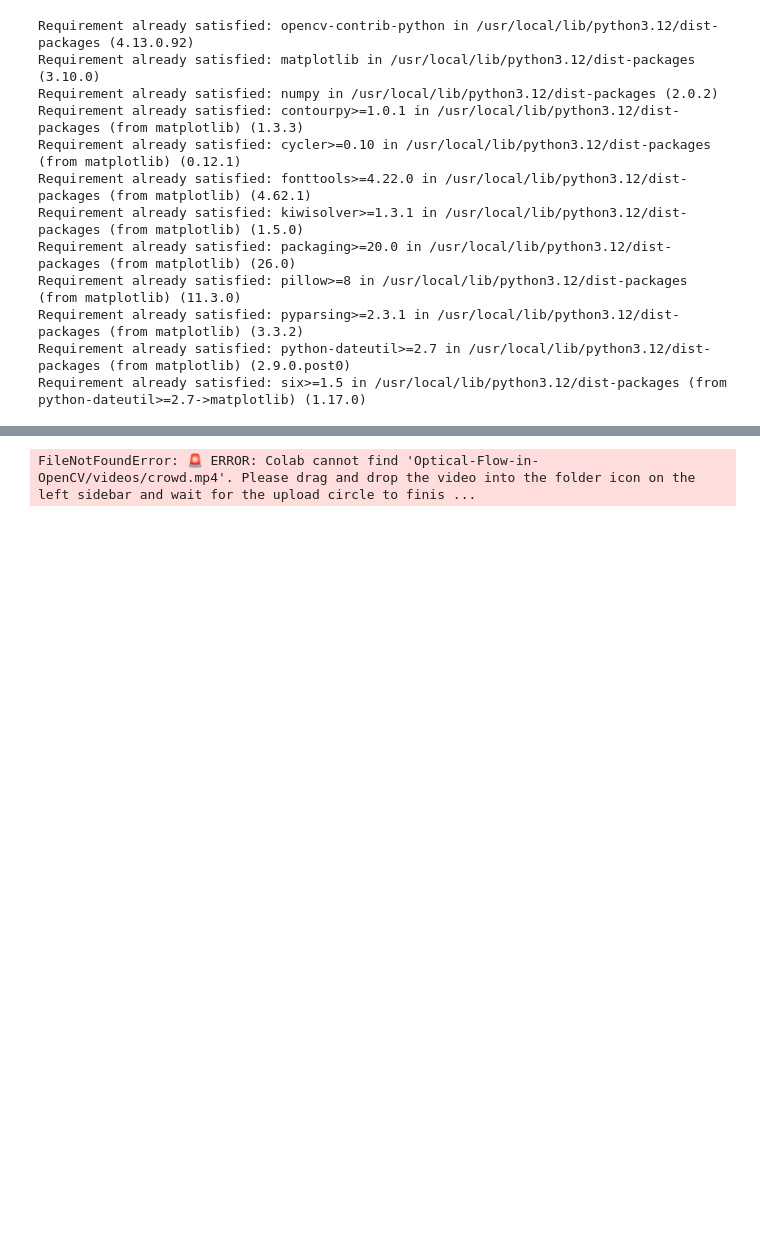
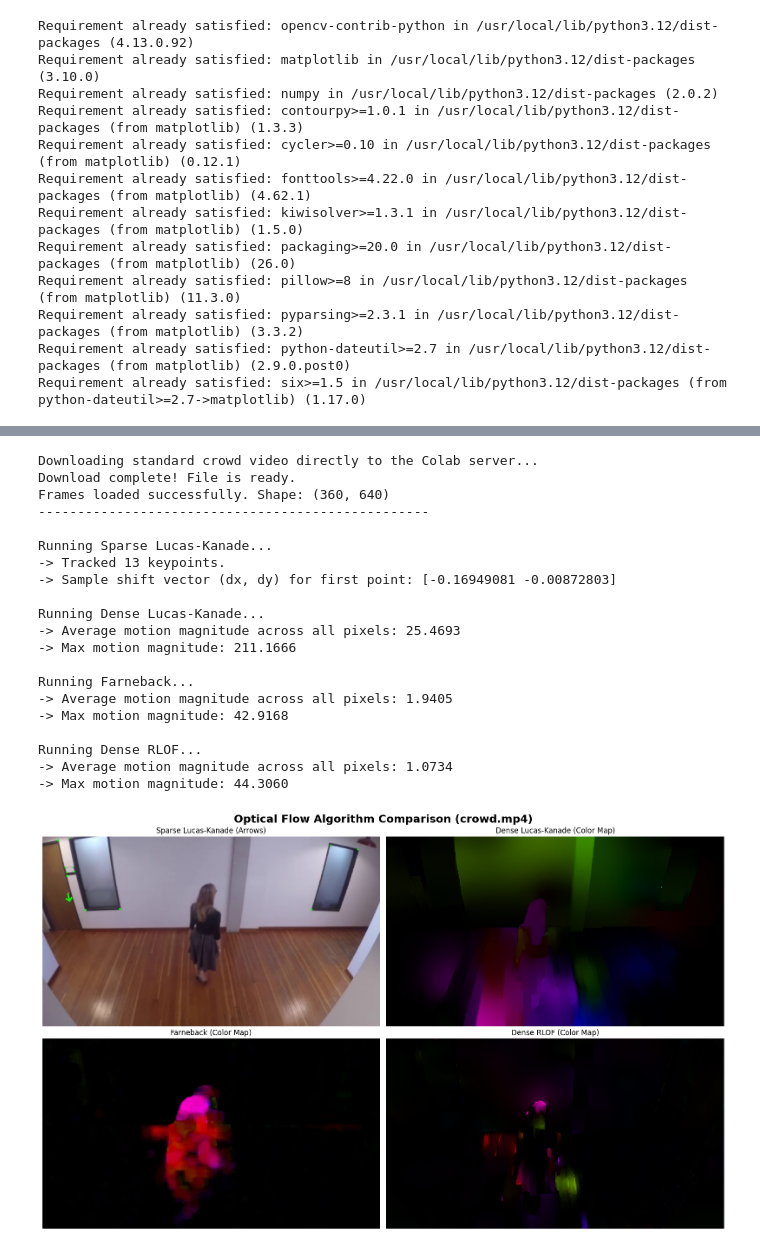
Before and after one commit to Ganymede-0/arti560-computer-vision-labs, a Jupyter notebook: lab06-motion-estimation/lab06-motion-estimation-exercise.ipynb, the cells around one changed output, grey strips where cells are left out. Cells and saved outputs as stored; diff of their text form; code cells hidden in the pictures; blank space fills up the shorter version.

```diff
--- a/lab06-motion-estimation/lab06-motion-estimation-exercise.ipynb
+++ b/lab06-motion-estimation/lab06-motion-estimation-exercise.ipynb
@@ -67,35 +60,29 @@ Click 'Choose Files' to send crowd.mp4 to the Google server:
 import cv2
 import numpy as np
 import matplotlib.pyplot as plt
+import urllib.request
 import os
 
-video_path = "Optical-Flow-in-OpenCV/videos/crowd.mp4"
+# --- 1. Force Colab to download a crowd video from the internet ---
+print("Downloading standard crowd video directly to the Colab server...")
+video_url = "https://raw.githubusercontent.com/intel-iot-devkit/sample-videos/master/people-detection.mp4"
+video_path = "crowd.mp4"
 
-# --- BULLETPROOF CHECK 1: Does the file exist in Colab? ---
+# Download the file if it doesn't exist yet
 if not os.path.exists(video_path):
-    raise FileNotFoundError(f"🚨 ERROR: Colab cannot find '{video_path}'. Please drag and drop the video into the folder icon on the left sidebar and wait for the upload circle to finish!")
+    urllib.request.urlretrieve(video_url, video_path)
+print("Download complete! File is ready.")
 
-# --- 2. Extract frames ---
+# --- 2. Extract frames WITH ACTION ---
 cap = cv2.VideoCapture(video_path)
 
-# --- BULLETPROOF CHECK 2: Can OpenCV read the file? ---
-if not cap.isOpened():
-    raise ValueError(f"🚨 ERROR: OpenCV found the file, but cannot open it. It might be corrupted or still uploading.")
-
-# Skip to frame 30
+# Skip to frame 30 to catch the pedestrians walking
 cap.set(cv2.CAP_PROP_POS_FRAMES, 30)
 ret, frame1 = cap.read()
 
-# --- BULLETPROOF CHECK 3: Did we successfully grab a frame? ---
-if not ret or frame1 is None:
-    raise ValueError("🚨 ERROR: Failed to read frame 30. The video might be too short.")
-
-# Skip to frame 35
+# Skip ahead 5 frames to make the motion vectors obvious
 cap.set(cv2.CAP_PROP_POS_FRAMES, 35)
 ret, frame2 = cap.read()
-
-if not ret or frame2 is None:
-    raise ValueError("🚨 ERROR: Failed to read frame 35.")
 
 cap.release()
 
@@ -105,11 +92,8 @@ frame2 = cv2.resize(frame2, (640, 360))
 prvs = cv2.cvtColor(frame1, cv2.COLOR_BGR2GRAY)
 next_frame = cv2.cvtColor(frame2, cv2.COLOR_BGR2GRAY)
 
-print("Lab video frames loaded successfully! Shape:", prvs.shape)
+print("Frames loaded successfully. Shape:", prvs.shape)
 print("-" * 50)
-
-# ... [Keep your flow_to_color function and the rest of the algorithm code below this] ...
-
 # Helper function to convert dense flow arrays into an RGB image
 def flow_to_color(flow):
     hsv = np.zeros_like(frame1)
@@ -181,31 +165,51 @@ rlof_vis = flow_to_color(flow_rlof)
 # Numerical Output
 mag, _ = cv2.cartToPolar(flow_rlof[..., 0], flow_rlof[..., 1])
 print(f"-> Average motion magnitude across all pixels: {np.mean(mag):.4f}")
 print(f"-> Max motion magnitude: {np.max(mag):.4f}")
 
 # ==========================================
 # PLOT ALL RESULTS
 # ==========================================
 fig, axes = plt.subplots(2, 2, figsize=(16, 10))
 fig.suptitle("Optical Flow Algorithm Comparison (crowd.mp4)", fontsize=18, fontweight='bold')
 
 axes[0, 0].imshow(lk_vis)
 axes[0, 0].set_title("Sparse Lucas-Kanade (Arrows)")
 axes[0, 0].axis('off')
 
 axes[0, 1].imshow(lk_dense_vis)
 axes[0, 1].set_title("Dense Lucas-Kanade (Color Map)")
 axes[0, 1].axis('off')
 
 axes[1, 0].imshow(farneback_vis)
 axes[1, 0].set_title("Farneback (Color Map)")
 axes[1, 0].axis('off')
 
 axes[1, 1].imshow(rlof_vis)
 axes[1, 1].set_title("Dense RLOF (Color Map)")
 axes[1, 1].axis('off')
 
 plt.tight_layout()
 plt.show()
 # %% [output]
-FileNotFoundError: 🚨 ERROR: Colab cannot find 'Optical-Flow-in-OpenCV/videos/crowd.mp4'. Please drag and drop the video into the folder icon on the left sidebar and wait for the upload circle to finis ...
+Downloading standard crowd video directly to the Colab server...
+Download complete! File is ready.
+Frames loaded successfully. Shape: (360, 640)
+--------------------------------------------------
+
+Running Sparse Lucas-Kanade...
+-> Tracked 13 keypoints.
+-> Sample shift vector (dx, dy) for first point: [-0.16949081 -0.00872803]
+
+Running Dense Lucas-Kanade...
+-> Average motion magnitude across all pixels: 25.4693
+-> Max motion magnitude: 211.1666
+
+Running Farneback...
+-> Average motion magnitude across all pixels: 1.9405
+-> Max motion magnitude: 42.9168
+
+Running Dense RLOF...
+-> Average motion magnitude across all pixels: 1.0734
+-> Max motion magnitude: 44.3060
+[figure, added]
```
Also changed, not shown: parts of 1 cell of this notebook.
